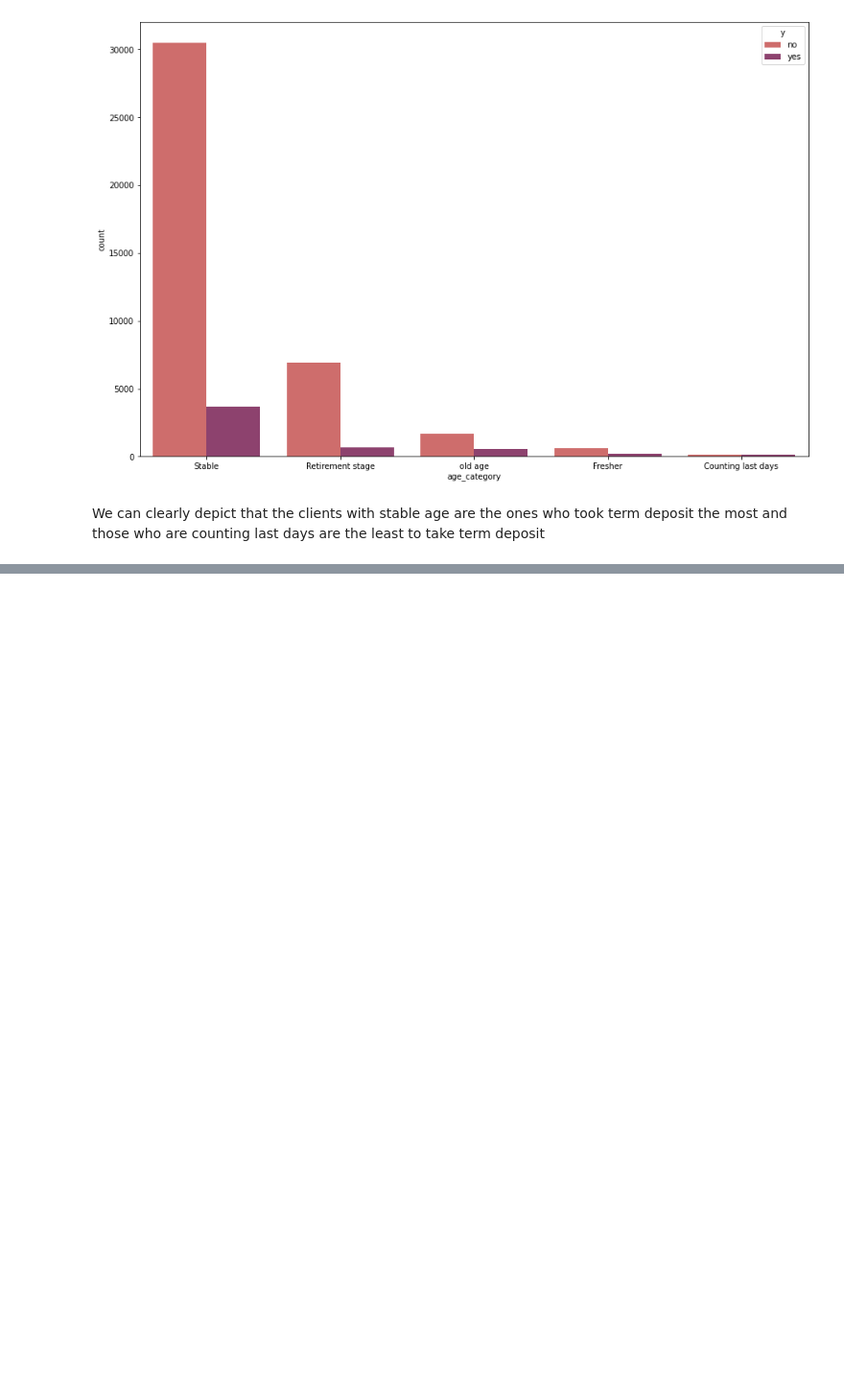
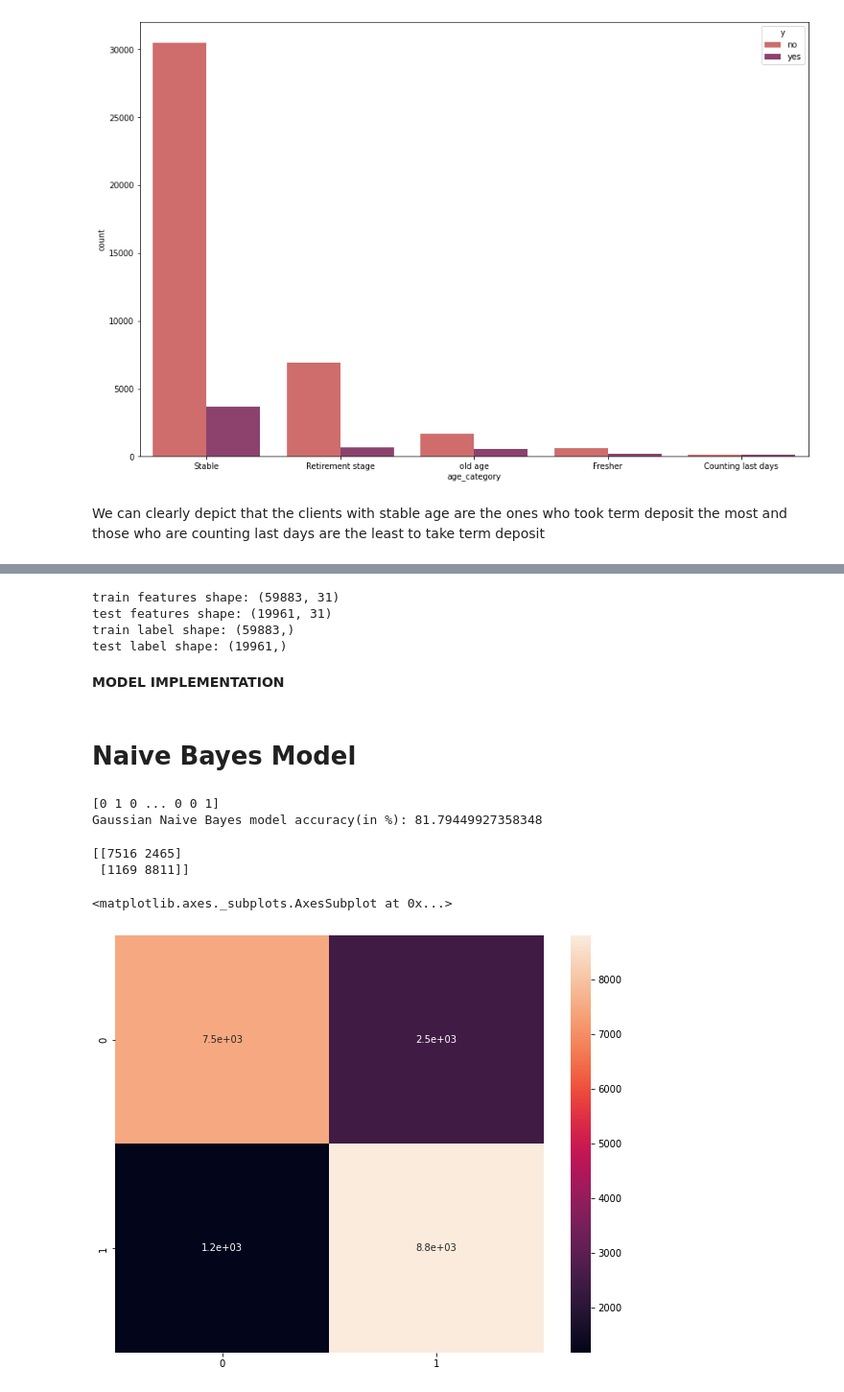
Before and after one commit to Gowthaam-K/Bank-Marketing-Effectiveness-Prediction, a Jupyter notebook: Bank_Marketing_Effectiveness_Prediction_Gowthaam_Kumarasamy.ipynb, the cells around one changed output, grey strips where cells are left out. Shown: that part at 96% size. Saved outputs shown, nothing was run; the diff lists cells and outputs as text; code cells hidden in the pictures; blank space fills up the shorter version.

```diff
--- a/Bank_Marketing_Effectiveness_Prediction_Gowthaam_Kumarasamy.ipynb
+++ b/Bank_Marketing_Effectiveness_Prediction_Gowthaam_Kumarasamy.ipynb
@@ -427,0 +621,3 @@ We can clearly depict that the clients with stable age are the ones who took ter
+# %%
+y = banking_df['y']
+x = banking_df.drop(columns='y',axis = 1)
@@ -427,0 +654,4 @@ We can clearly depict that the clients with stable age are the ones who took ter
+# %%
+from imblearn.over_sampling import SMOTE
+sampler = SMOTE()
+X,y = sampler.fit_resample(x,y)
@@ -427,0 +668,16 @@ We can clearly depict that the clients with stable age are the ones who took ter
+# %%
+#loading required libraries and performing train test split by 75-25 ratio
+from sklearn.model_selection import train_test_split
+from sklearn.metrics import classification_report,confusion_matrix,accuracy_score
+
+#Splitting the dataset into the Training set and Test set
+X_train, X_test, y_train, y_test = train_test_split(X, y, test_size=0.25, random_state=123, stratify = y)
+print('train features shape:',X_train.shape)
+print('test features shape:',X_test.shape)
+print('train label shape:',y_train.shape)
+print('test label shape:',y_test.shape)
+# %% [output]
+train features shape: (59883, 31)
+test features shape: (19961, 31)
+train label shape: (59883,)
+test label shape: (19961,)
@@ -427,0 +691,29 @@ We can clearly depict that the clients with stable age are the ones who took ter
+# %% [markdown]
+**MODEL IMPLEMENTATION**
+# %% [markdown]
+# Naive Bayes Model
+# %%
+from sklearn.naive_bayes import GaussianNB
+gnb = GaussianNB()
+gnb.fit(X_train, y_train)
+# making predictions on the testing set
+y_pred_naive = gnb.predict(X_test)
+print(y_pred_naive)
+
+# comparing actual response values (y_test) with predicted response values (y_pred)
+from sklearn import metrics
+print("Gaussian Naive Bayes model accuracy(in %):", metrics.accuracy_score(y_test, y_pred_naive)*100)
+# %% [output]
+[0 1 0 ... 0 0 1]
+Gaussian Naive Bayes model accuracy(in %): 81.79449927358348
+# %%
+#Get the confusion matrix
+plt.figure(figsize=(10,8))
+cf_matrix = confusion_matrix(y_test, y_pred_naive)
+print(cf_matrix)
+sns.heatmap(cf_matrix, annot=True)
+# %% [output]
+[[7516 2465]
+ [1169 8811]]
+<matplotlib.axes._subplots.AxesSubplot at 0x...>
+[figure, added]
```
Also changed, not shown: parts of 41 cells of this notebook.
